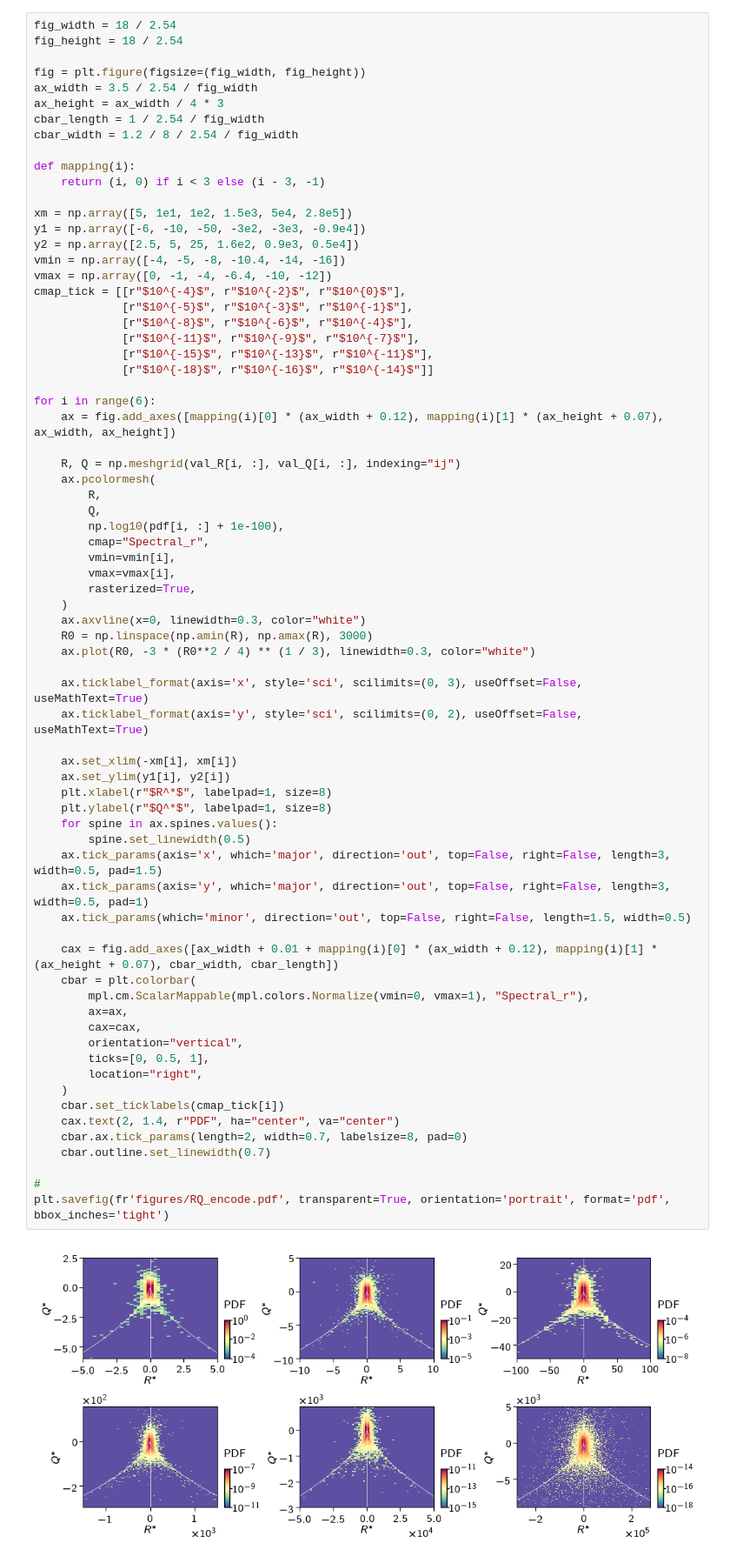
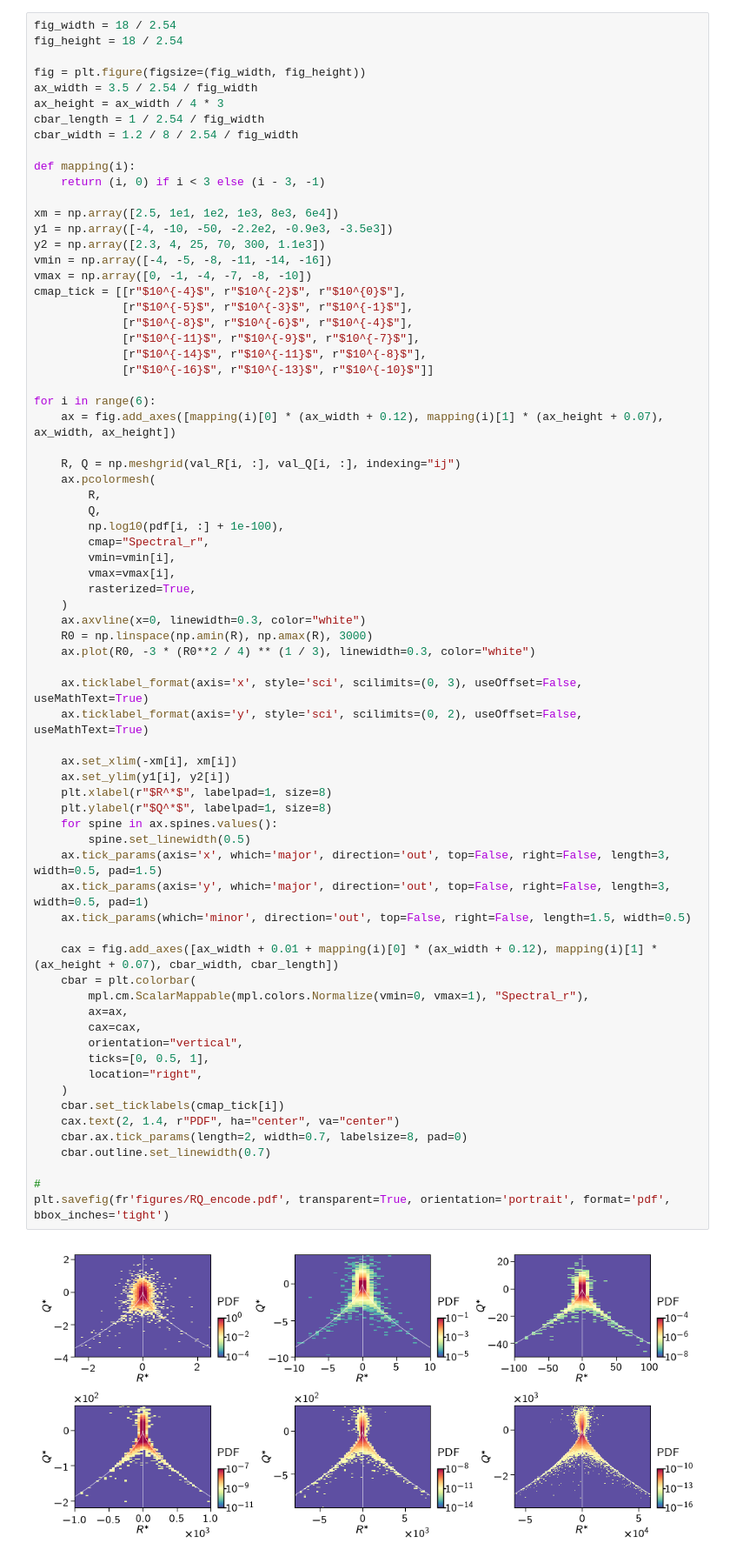
Before and after one commit to YYgroup/QEncodeTurb, a Jupyter notebook: code/plot_RQ_pdf.ipynb, the cells around one changed output. Shown at 87% size. Cells and saved outputs as stored; diff of their text form.

```diff
--- a/code/plot_RQ_pdf.ipynb
+++ b/code/plot_RQ_pdf.ipynb
@@ -50,17 +50,17 @@ cbar_width = 1.2 / 8 / 2.54 / fig_width
 def mapping(i):
     return (i, 0) if i < 3 else (i - 3, -1)
 
-xm = np.array([5, 1e1, 1e2, 1.5e3, 5e4, 2.8e5])
-y1 = np.array([-6, -10, -50, -3e2, -3e3, -0.9e4])
-y2 = np.array([2.5, 5, 25, 1.6e2, 0.9e3, 0.5e4])
-vmin = np.array([-4, -5, -8, -10.4, -14, -16])
-vmax = np.array([0, -1, -4, -6.4, -10, -12])
+xm = np.array([2.5, 1e1, 1e2, 1e3, 8e3, 6e4])
+y1 = np.array([-4, -10, -50, -2.2e2, -0.9e3, -3.5e3])
+y2 = np.array([2.3, 4, 25, 70, 300, 1.1e3])
+vmin = np.array([-4, -5, -8, -11, -14, -16])
+vmax = np.array([0, -1, -4, -7, -8, -10])
 cmap_tick = [[r"$10^{-4}$", r"$10^{-2}$", r"$10^{0}$"],
              [r"$10^{-5}$", r"$10^{-3}$", r"$10^{-1}$"],
              [r"$10^{-8}$", r"$10^{-6}$", r"$10^{-4}$"],
              [r"$10^{-11}$", r"$10^{-9}$", r"$10^{-7}$"],
-             [r"$10^{-15}$", r"$10^{-13}$", r"$10^{-11}$"],
-             [r"$10^{-18}$", r"$10^{-16}$", r"$10^{-14}$"]]
+             [r"$10^{-14}$", r"$10^{-11}$", r"$10^{-8}$"],
+             [r"$10^{-16}$", r"$10^{-13}$", r"$10^{-10}$"]]
 
 for i in range(6):
     ax = fig.add_axes([mapping(i)[0] * (ax_width + 0.12), mapping(i)[1] * (ax_height + 0.07), ax_width, ax_height])
@@ -82,31 +82,31 @@ for i in range(6):
     ax.ticklabel_format(axis='x', style='sci', scilimits=(0, 3), useOffset=False, useMathText=True)
     ax.ticklabel_format(axis='y', style='sci', scilimits=(0, 2), useOffset=False, useMathText=True)
 
     ax.set_xlim(-xm[i], xm[i])
     ax.set_ylim(y1[i], y2[i])
     plt.xlabel(r"$R^*$", labelpad=1, size=8)
     plt.ylabel(r"$Q^*$", labelpad=1, size=8)
     for spine in ax.spines.values():
         spine.set_linewidth(0.5)
     ax.tick_params(axis='x', which='major', direction='out', top=False, right=False, length=3, width=0.5, pad=1.5)
     ax.tick_params(axis='y', which='major', direction='out', top=False, right=False, length=3, width=0.5, pad=1)
     ax.tick_params(which='minor', direction='out', top=False, right=False, length=1.5, width=0.5)
 
     cax = fig.add_axes([ax_width + 0.01 + mapping(i)[0] * (ax_width + 0.12), mapping(i)[1] * (ax_height + 0.07), cbar_width, cbar_length])
     cbar = plt.colorbar(
         mpl.cm.ScalarMappable(mpl.colors.Normalize(vmin=0, vmax=1), "Spectral_r"),
         ax=ax,
         cax=cax,
         orientation="vertical",
         ticks=[0, 0.5, 1],
         location="right",
     )
     cbar.set_ticklabels(cmap_tick[i])
     cax.text(2, 1.4, r"PDF", ha="center", va="center")
     cbar.ax.tick_params(length=2, width=0.7, labelsize=8, pad=0)
     cbar.outline.set_linewidth(0.7)
 
 #
 plt.savefig(fr'figures/RQ_encode.pdf', transparent=True, orientation='portrait', format='pdf', bbox_inches='tight')
 # %% [output]
-[figure, old version]
+[figure, new version]
```
Also changed, not shown: parts of 1 cell of this notebook, 10 other files.
